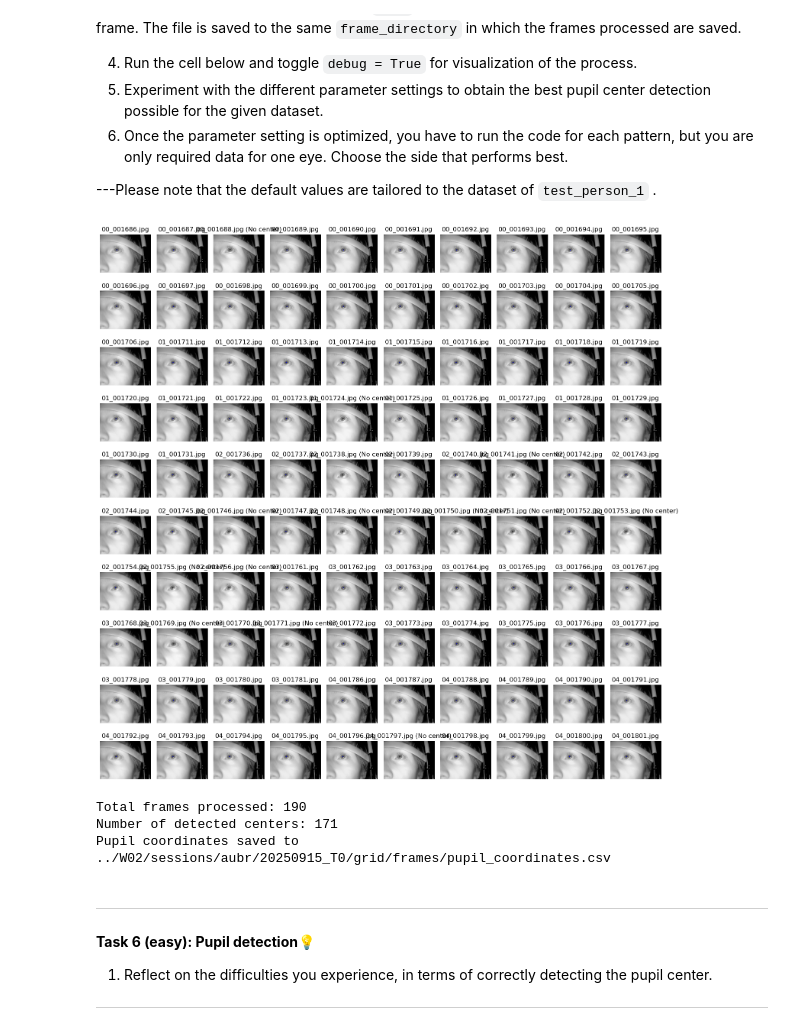
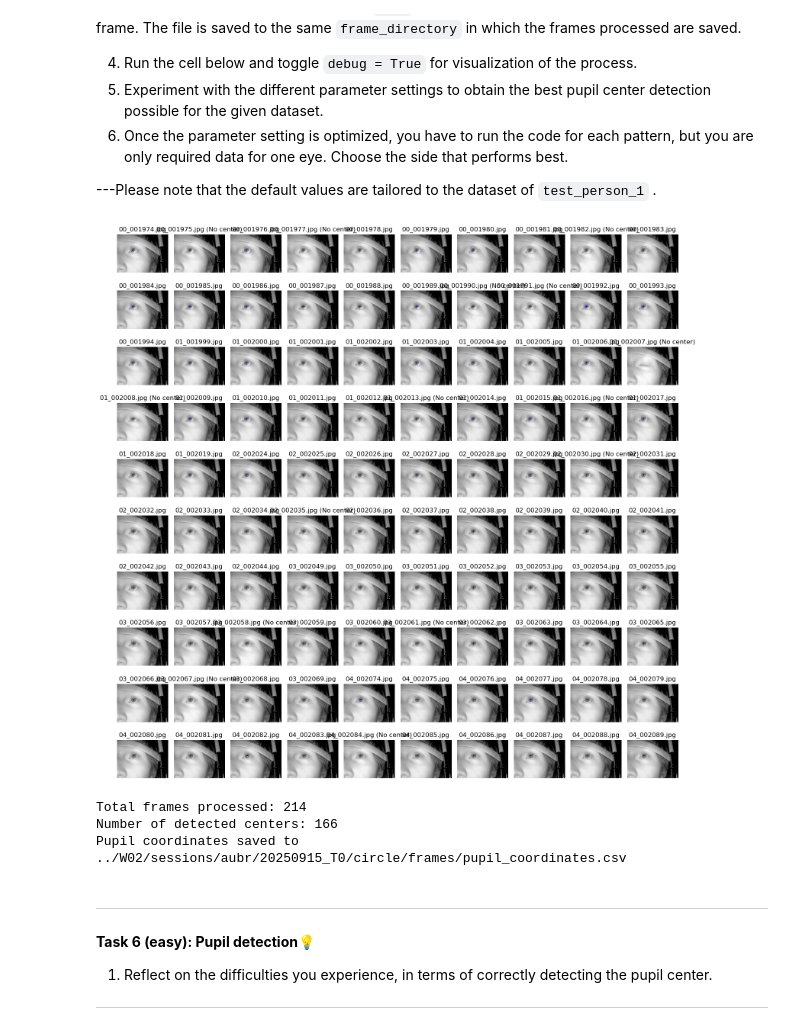
Before and after one commit to Slug-Boi-ITU-Repositories/iml_exercises, a Jupyter notebook: W06/01-data-preprocessing.ipynb, the cells around one changed output. Cells and saved outputs as stored; diff of their text form; code cells hidden in the pictures.

Commit message:
Circle is now processed for some reason the last function call to save csv crashes

```diff
--- a/W06/01-data-preprocessing.ipynb
+++ b/W06/01-data-preprocessing.ipynb
@@ -342,42 +342,42 @@ def process_frames(output_directory, frames_folder, threshold_value, debug, x_to
             data.append({"image": image_file, "px": center[0], "py": center[1]})
         else:
             centers.append(None)  # Ensure centers list is the same length as images
             invalid_images.append((image_file, img))  # Store invalid images
 
     # Create a pandas DataFrame
     df = iml_util.pd.DataFrame(data)
     df.to_csv(iml_util.os.path.join(output_directory, "pupil_coordinates.csv"), index=False)
 
     # Generate a 10x10 grid of images with pupil centers drawn
     iml_util.create_image_grid(eye_images, centers, output_directory, grid_name='pupil_centers_grid')
 
     # the following line displays the first 100 images. Uncomment to display images 0 to 100. Change the interval to show desired images.
     #iml_util.create_image_grid(eye_images[0:100], centers, output_directory, grid_name='pupil_centers_grid')
 
     if debug:
         # DEBUG: Generate the grid of images where centers were not found, limited to 10x10
         iml_util.create_image_grid(invalid_images, [None]*len(invalid_images), output_directory,grid_name='invalid_pupil_centers_grid', max_images=100)
 
     # Print results
     print(f"Total frames processed: {len(eye_images)}")
     print(f"Number of detected centers: {len([c for c in centers if c is not None])}")
     print(f"Pupil coordinates saved to {iml_util.os.path.join(output_directory, 'pupil_coordinates.csv')}")
 
 # Experiment with parameter values
-threshold_value = 90
-x_top = 180
-y_top = 170
-x_bottom = 245
-y_bottom = 220
+threshold_value = 80
+x_top = 169
+y_top = 175
+x_bottom = 228
+y_bottom = 228
 debug = False  # Set to True to see the debugging steps
 
 
 process_frames(frames_directory,frames_directory, threshold_value, debug, x_top, y_top, x_bottom, y_bottom)
 # %% [output]
-[figure, old version]
+[figure, new version]
-Total frames processed: 190
-Number of detected centers: 171
-Pupil coordinates saved to ../W02/sessions/aubr/20250915_T0/grid/frames/pupil_coordinates.csv
+Total frames processed: 214
+Number of detected centers: 166
+Pupil coordinates saved to ../W02/sessions/aubr/20250915_T0/circle/frames/pupil_coordinates.csv
 # %% [markdown]
 
 ---
```
Also changed, not shown: parts of 5 cells of this notebook, 3 other files.
